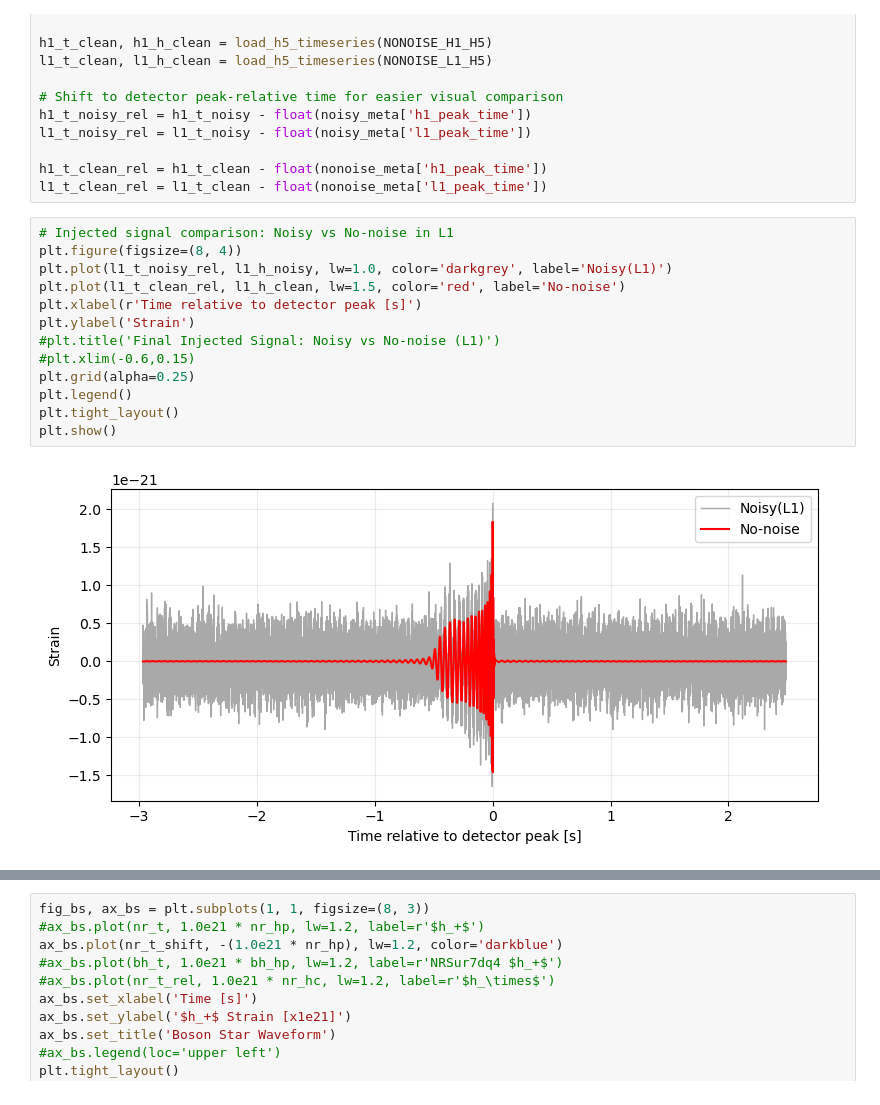
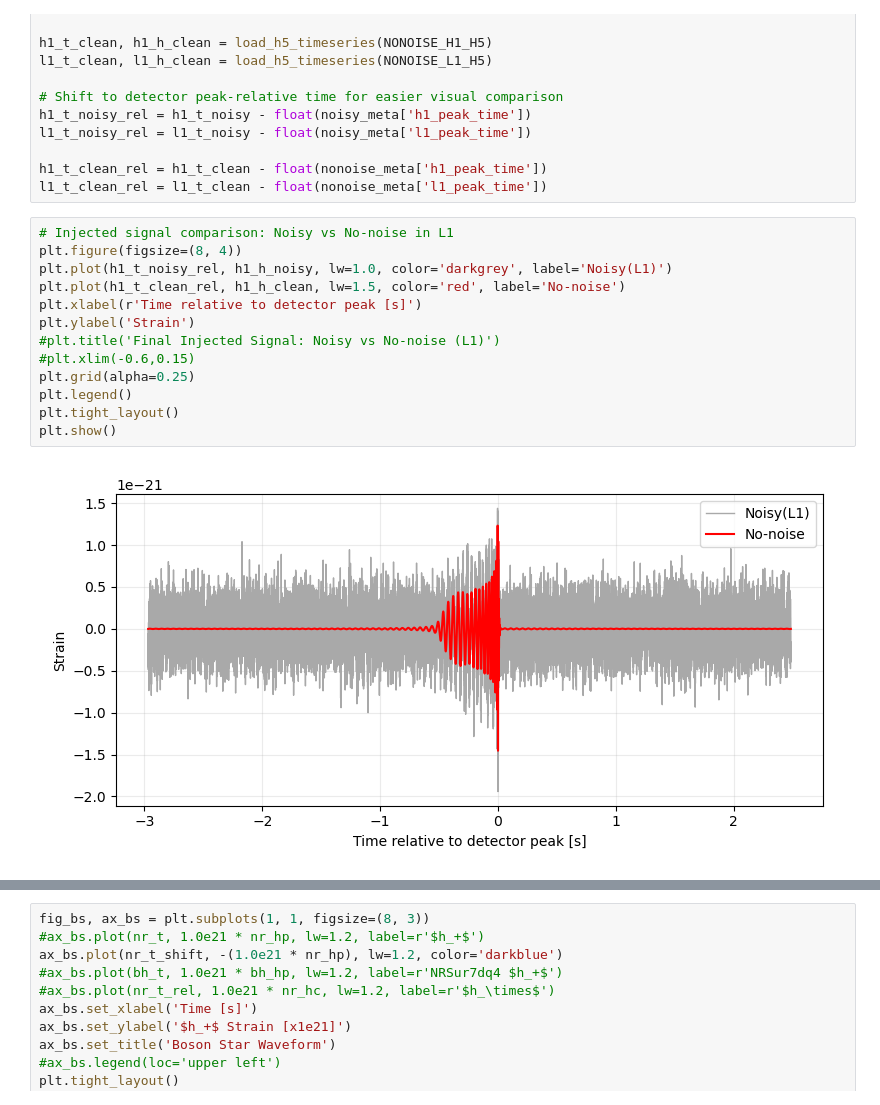
Before and after one commit to selmavangstein/gw_boson_star_testing_gr, a Jupyter notebook: notebooks/plot_barebones_injection_outputs.ipynb, the cells around one changed output, grey strips where cells are left out. Cells and saved outputs as stored; diff of their text form.

```diff
--- a/notebooks/plot_barebones_injection_outputs.ipynb
+++ b/notebooks/plot_barebones_injection_outputs.ipynb
@@ -87,18 +94,18 @@ l1_t_clean_rel = l1_t_clean - float(nonoise_meta['l1_peak_time'])
 # %%
 # Injected signal comparison: Noisy vs No-noise in L1
 plt.figure(figsize=(8, 4))
-plt.plot(l1_t_noisy_rel, l1_h_noisy, lw=1.0, color='darkgrey', label='Noisy(L1)')
-plt.plot(l1_t_clean_rel, l1_h_clean, lw=1.5, color='red', label='No-noise')
+plt.plot(h1_t_noisy_rel, h1_h_noisy, lw=1.0, color='darkgrey', label='Noisy(L1)')
+plt.plot(h1_t_clean_rel, h1_h_clean, lw=1.5, color='red', label='No-noise')
 plt.xlabel(r'Time relative to detector peak [s]')
 plt.ylabel('Strain')
 #plt.title('Final Injected Signal: Noisy vs No-noise (L1)')
 #plt.xlim(-0.6,0.15)
 plt.grid(alpha=0.25)
 plt.legend()
 plt.tight_layout()
 plt.show()
 # %% [output]
-[figure, old version]
+[figure, new version]
 # %%
 # 2) Final injected signal: noisy overlaid on no-noise (H1 and L1)
 fig, axes = plt.subplots(2, 1, figsize=(9, 6), sharex=True)
```
Also changed, not shown: parts of 7 cells of this notebook, 2 other files.
